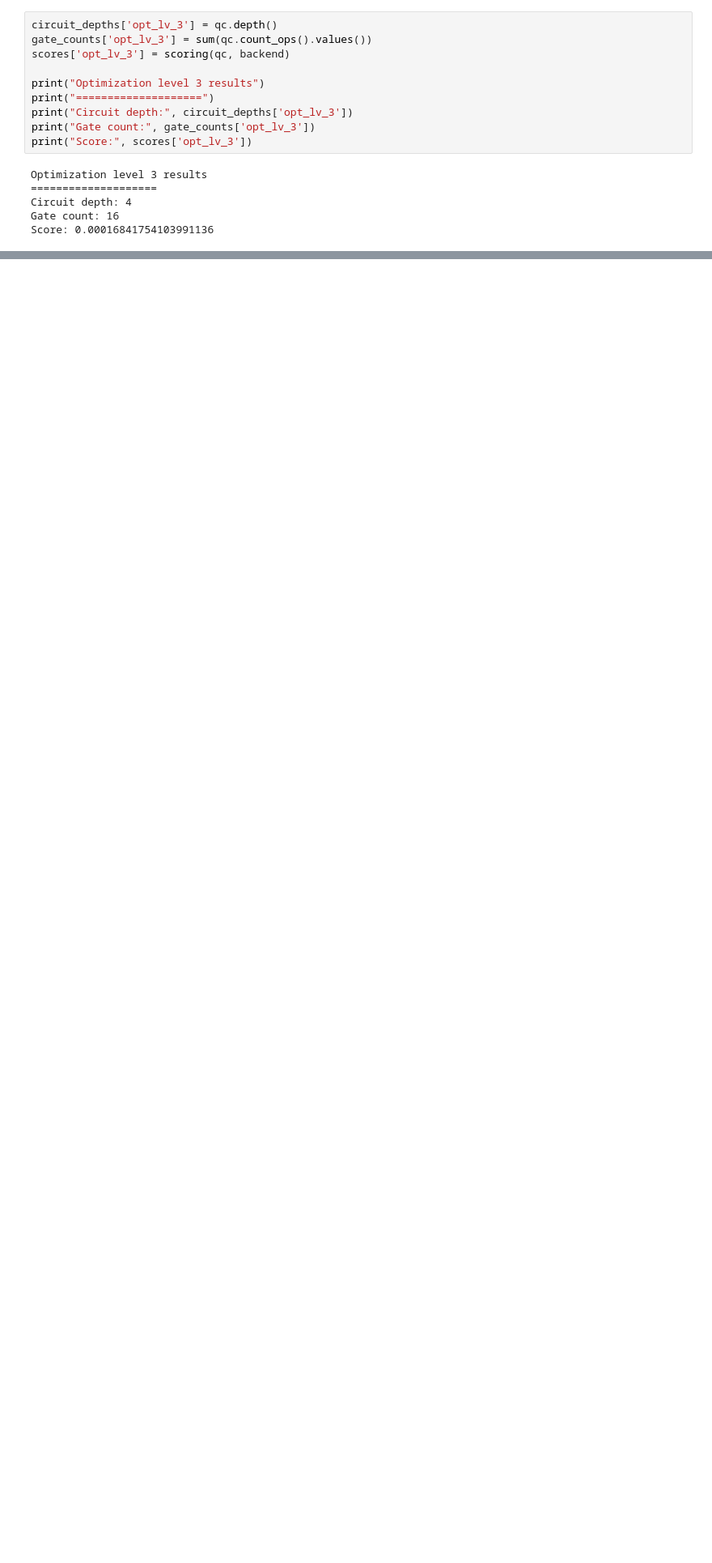
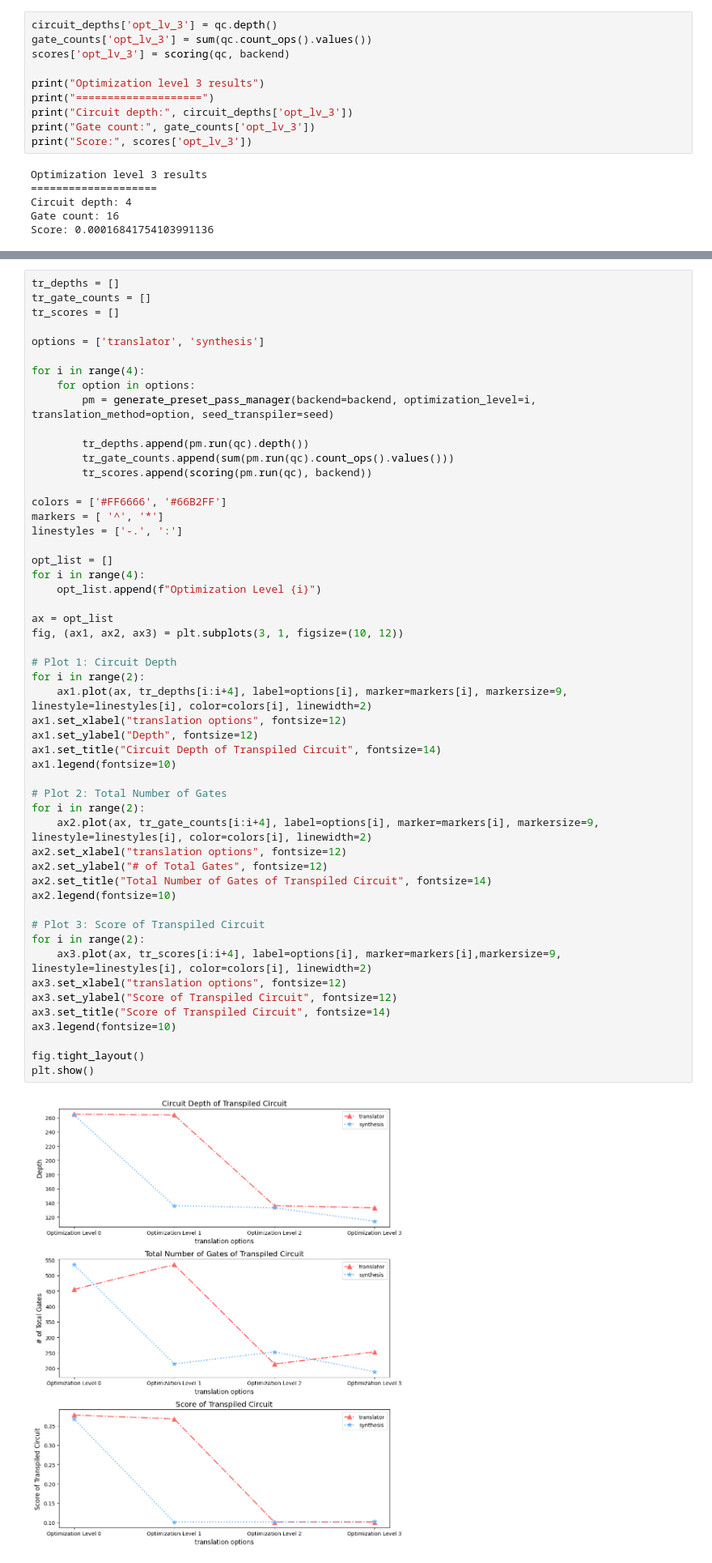
Before and after one commit to sagars2004/2024-IBM-Quantum-Challenge, a Jupyter notebook: ibm-quantum-challenge-2024-lab2.ipynb, the cells around one changed output, grey strips where cells are left out. Shown at 81% size. Cells and saved outputs as stored; diff of their text form; blank space fills up the shorter version.

```diff
--- a/ibm-quantum-challenge-2024-lab2.ipynb
+++ b/ibm-quantum-challenge-2024-lab2.ipynb
@@ -307,0 +513,54 @@ plt.show()
+# %%
+tr_depths = []
+tr_gate_counts = []
+tr_scores = []
+
+options = ['translator', 'synthesis']
+
+for i in range(4):
+    for option in options:
+        pm = generate_preset_pass_manager(backend=backend, optimization_level=i, translation_method=option, seed_transpiler=seed)
+
+        tr_depths.append(pm.run(qc).depth())
+        tr_gate_counts.append(sum(pm.run(qc).count_ops().values()))
+        tr_scores.append(scoring(pm.run(qc), backend))
+
+colors = ['#FF6666', '#66B2FF']
+markers = [ '^', '*']
+linestyles = ['-.', ':']
+
+opt_list = []
+for i in range(4):
+    opt_list.append(f"Optimization Level {i}")
+
+ax = opt_list
+fig, (ax1, ax2, ax3) = plt.subplots(3, 1, figsize=(10, 12))
+
+# Plot 1: Circuit Depth
+for i in range(2):
+    ax1.plot(ax, tr_depths[i:i+4], label=options[i], marker=markers[i], markersize=9, linestyle=linestyles[i], color=colors[i], linewidth=2)
+ax1.set_xlabel("translation options", fontsize=12)
+ax1.set_ylabel("Depth", fontsize=12)
+ax1.set_title("Circuit Depth of Transpiled Circuit", fontsize=14)
+ax1.legend(fontsize=10)
+
+# Plot 2: Total Number of Gates
+for i in range(2):
+    ax2.plot(ax, tr_gate_counts[i:i+4], label=options[i], marker=markers[i], markersize=9, linestyle=linestyles[i], color=colors[i], linewidth=2)
+ax2.set_xlabel("translation options", fontsize=12)
+ax2.set_ylabel("# of Total Gates", fontsize=12)
+ax2.set_title("Total Number of Gates of Transpiled Circuit", fontsize=14)
+ax2.legend(fontsize=10)
+
+# Plot 3: Score of Transpiled Circuit
+for i in range(2):
+    ax3.plot(ax, tr_scores[i:i+4], label=options[i], marker=markers[i],markersize=9, linestyle=linestyles[i], color=colors[i], linewidth=2)
+ax3.set_xlabel("translation options", fontsize=12)
+ax3.set_ylabel("Score of Transpiled Circuit", fontsize=12)
+ax3.set_title("Score of Transpiled Circuit", fontsize=14)
+ax3.legend(fontsize=10)
+
+fig.tight_layout()
+plt.show()
+# %% [output]
+[figure, added]
```
Also changed, not shown: parts of 8 cells of this notebook.
